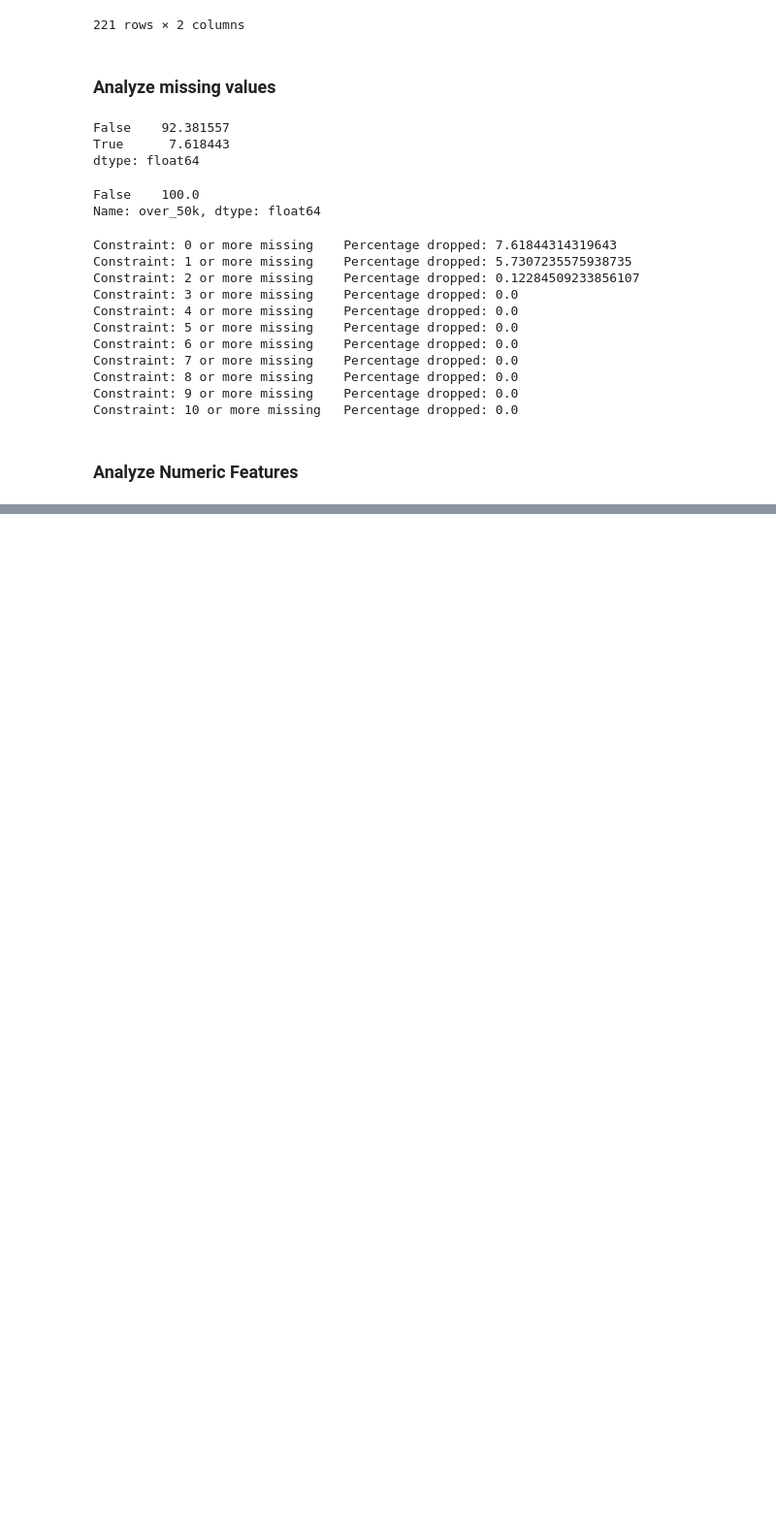
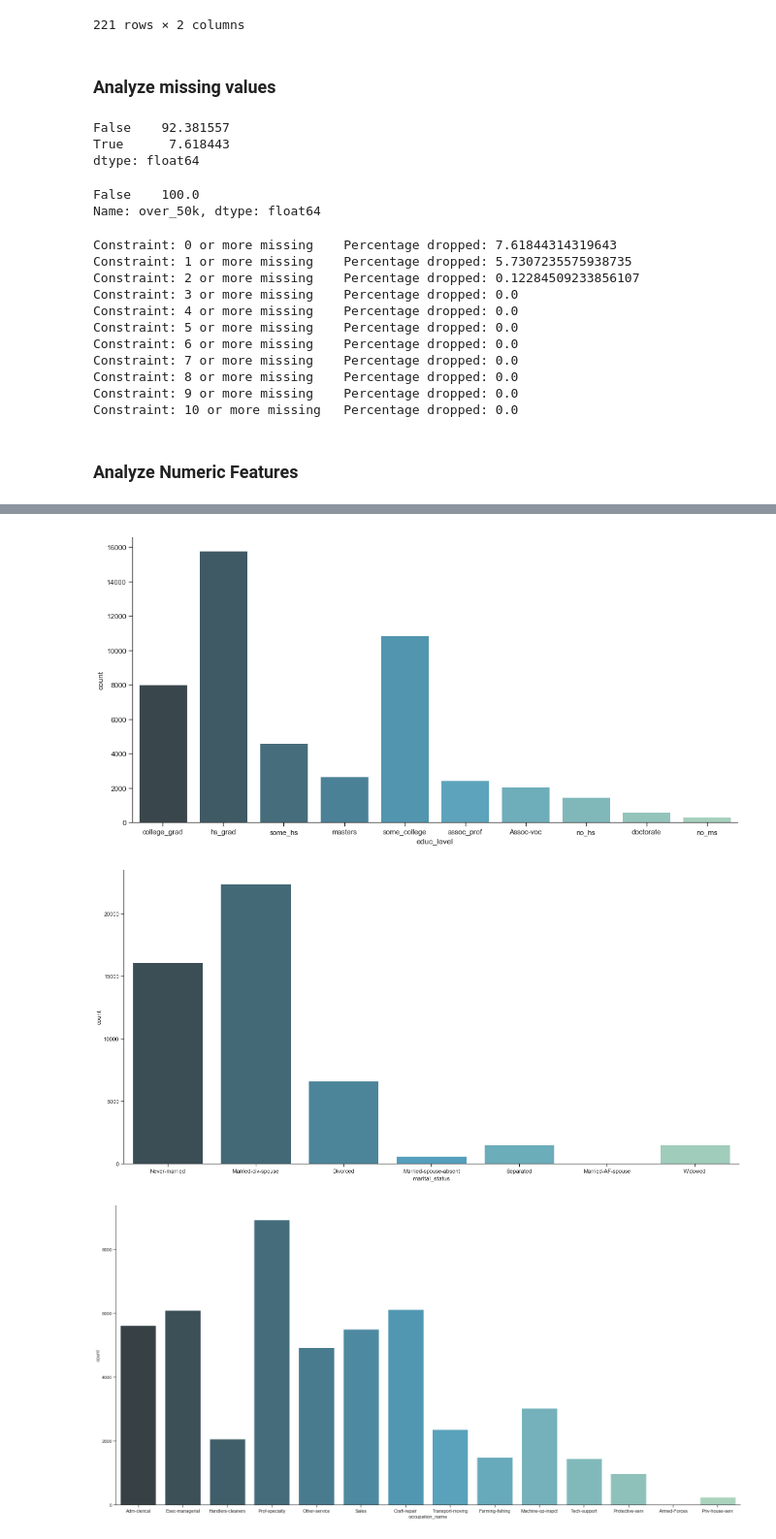
Before and after one commit to davidhen42/data-scientist-exercise01, a Jupyter notebook: data_exploration.ipynb, the cells around one changed output, grey strips where cells are left out. Shown: that part at 97% size. Drawn from its saved outputs; the diff is of its cells as text; code cells hidden in the pictures; blank space fills up the shorter version.

```diff
--- a/data_exploration.ipynb
+++ b/data_exploration.ipynb
@@ -145,0 +199,8 @@ Correlation w/ over_50k: 0.227620019313461
+# %%
+# Plot frequency charts for categorical values
+for feature in categorical_columns:
+    sns.catplot(x=feature, kind="count", palette="GnBu_d", data=prelim_df, height=len(set(feature)), aspect=len(set(feature))/(len(set(feature)))/0.5);
+# %% [output]
+[figure, added]
+[figure, added]
+[figure, added]
```
Also changed, not shown: parts of 10 cells of this notebook, 2 other files.
